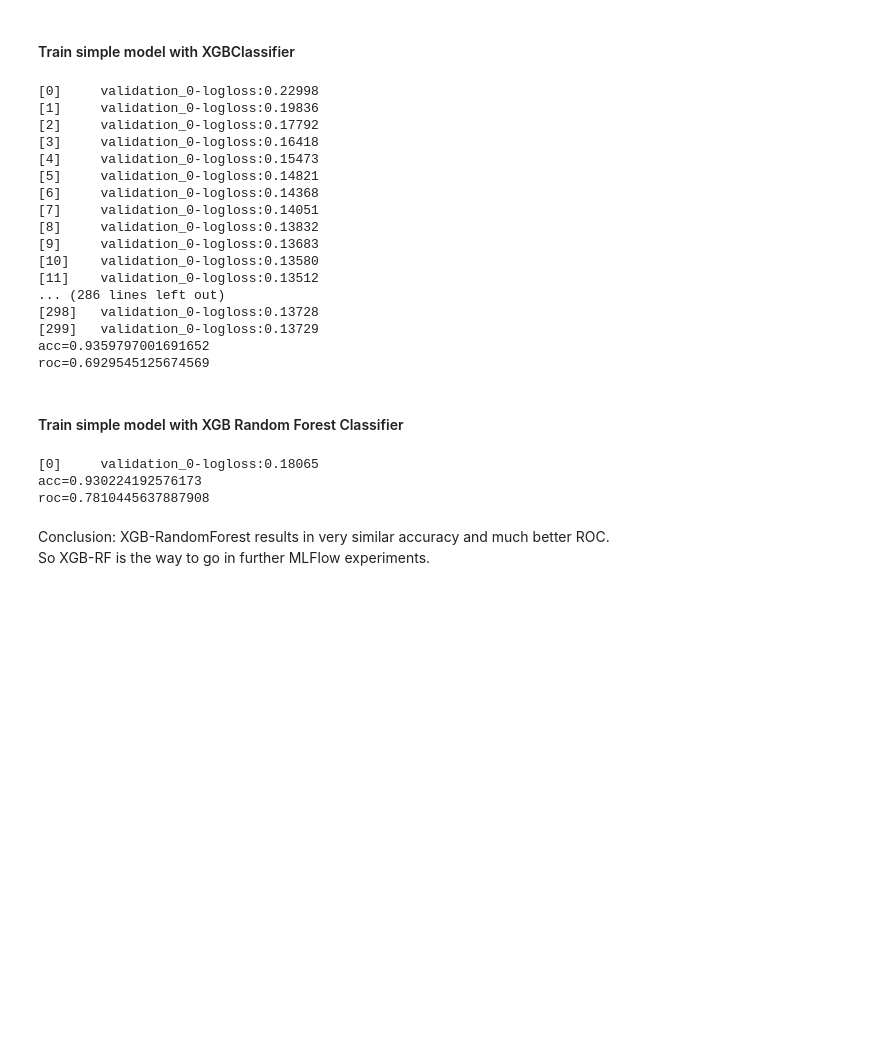
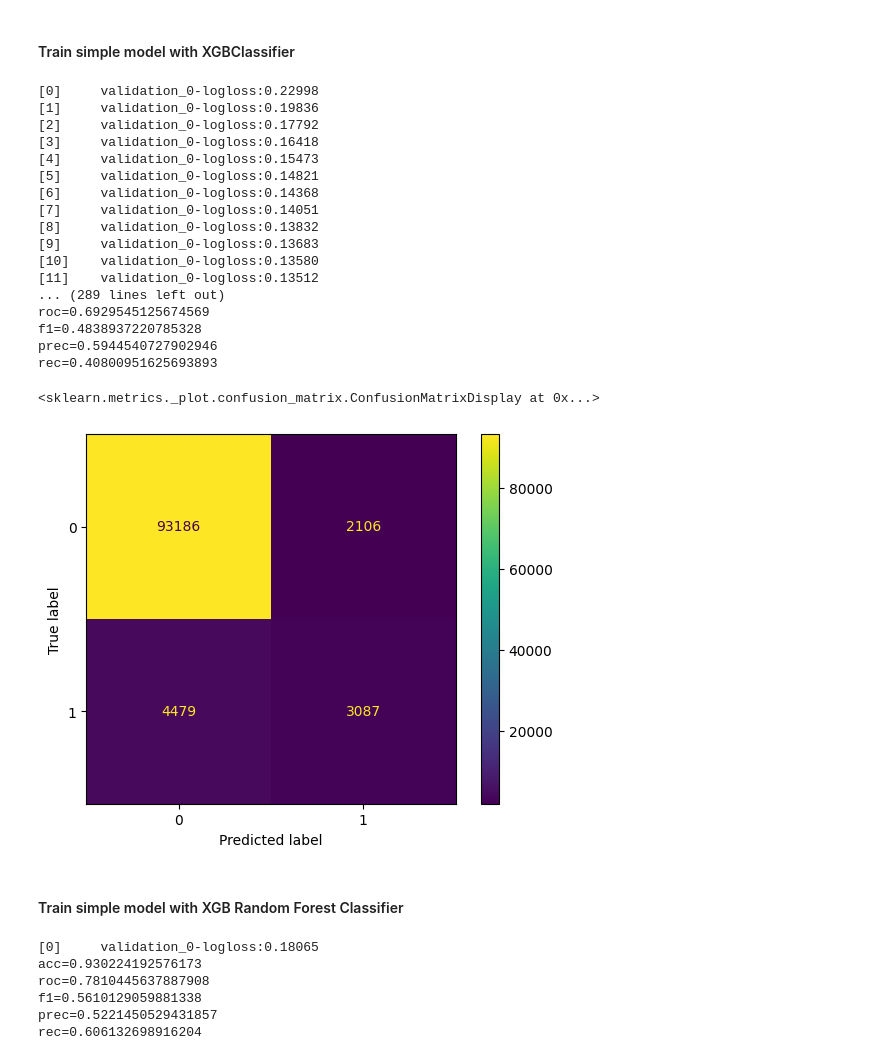
Before and after one commit to isulim/xgboost-mlflow, a Jupyter notebook: notebooks/02_experiments.ipynb, the cells around one changed output. Drawn from its saved outputs; the diff is of its cells as text; code cells hidden in the pictures; blank space fills up the shorter version.

```diff
--- a/notebooks/02_experiments.ipynb
+++ b/notebooks/02_experiments.ipynb
@@ -53,7 +53,7 @@ X_train, X_val, y_train, y_val = train_test_split(X_train, y_train, test_size=0.
 # %% [markdown]
 #### Train simple model with XGBClassifier
 # %%
-from sklearn.metrics import roc_auc_score, accuracy_score
+from sklearn.metrics import roc_auc_score, accuracy_score, precision_score, recall_score, f1_score
 params = {
     "objective": "binary:logistic",
     "n_estimators": 300,
@@ -64,8 +64,14 @@ model_cls.fit(X_train, y_train, eval_set=[(X_val, y_val)])
 y_pred = model_cls.predict(X_test)
 acc = accuracy_score(y_test, y_pred)
 roc = roc_auc_score(y_test, y_pred)
+f1 = f1_score(y_test, y_pred)
+prec = precision_score(y_test, y_pred)
+rec = recall_score(y_test, y_pred)
 print(f"{acc=}")
 print(f"{roc=}")
+print(f"{f1=}")
+print(f"{prec=}")
+print(f"{rec=}")
 # %% [output]
 [0]     validation_0-logloss:0.22998
 [1]     validation_0-logloss:0.19836
@@ -79,15 +85,23 @@ print(f"{roc=}")
 [9]     validation_0-logloss:0.13683
 [10]    validation_0-logloss:0.13580
 [11]    validation_0-logloss:0.13512
-... (286 lines left out)
-[298]   validation_0-logloss:0.13728
-[299]   validation_0-logloss:0.13729
-acc=0.9359797001691652
+... (289 lines left out)
 roc=0.6929545125674569
+f1=0.4838937220785328
+prec=0.5944540727902946
+rec=0.40800951625693893
+# %%
+from sklearn.metrics import ConfusionMatrixDisplay, confusion_matrix
+
+disp = ConfusionMatrixDisplay(confusion_matrix(y_test, y_pred))
+disp.plot()
+# %% [output]
+<sklearn.metrics._plot.confusion_matrix.ConfusionMatrixDisplay at 0x...>
+[figure, added]
 # %% [markdown]
 #### Train simple model with XGB Random Forest Classifier
 # %%
-from sklearn.metrics import roc_auc_score, accuracy_score
+from sklearn.metrics import roc_auc_score, accuracy_score, precision_score, recall_score, f1_score
 params = {
     "objective": "binary:logistic",
     "n_estimators": 300,
@@ -98,12 +112,18 @@ model_cls.fit(X_train, y_train, eval_set=[(X_val, y_val)])
 y_pred = model_cls.predict(X_test)
 acc = accuracy_score(y_test, y_pred)
 roc = roc_auc_score(y_test, y_pred)
+f1 = f1_score(y_test, y_pred)
+prec = precision_score(y_test, y_pred)
+rec = recall_score(y_test, y_pred)
 print(f"{acc=}")
 print(f"{roc=}")
+print(f"{f1=}")
+print(f"{prec=}")
+print(f"{rec=}")
 # %% [output]
 [0]     validation_0-logloss:0.18065
 acc=0.930224192576173
 roc=0.7810445637887908
+f1=0.5610129059881338
+prec=0.5221450529431857
+rec=0.606132698916204
-# %% [markdown]
-Conclusion: XGB-RandomForest results in very similar accuracy and much better ROC.
-So XGB-RF is the way to go in further MLFlow experiments.
```
Also changed, not shown: parts of 21 cells of this notebook, 15 other files.
